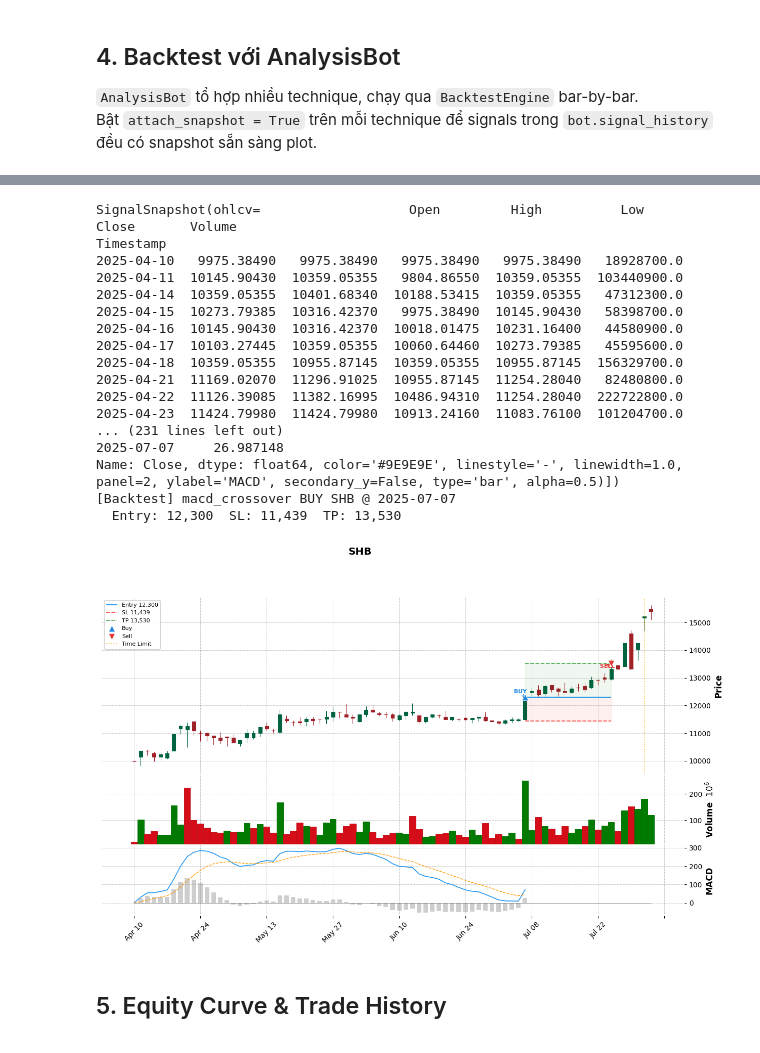
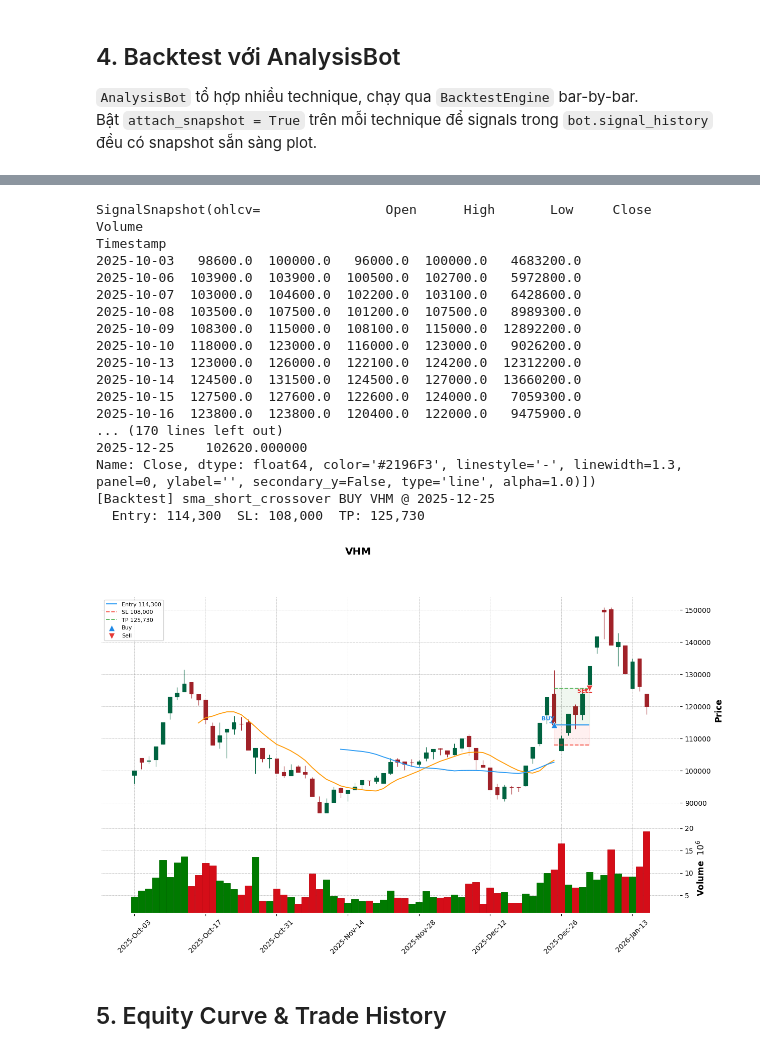
Before and after one commit to hailong103207/vietstock-DL-v2, a Jupyter notebook: notebooks/guide/analysis_bot_tutorial.ipynb, the cells around one changed output, grey strips where cells are left out. Saved outputs shown, nothing was run; the diff lists cells and outputs as text; code cells hidden in the pictures.

```diff
--- a/notebooks/guide/analysis_bot_tutorial.ipynb
+++ b/notebooks/guide/analysis_bot_tutorial.ipynb
@@ -15,14 +15,14 @@ Tutorial này bao gồm:
 Sử dụng `query_ohlcv_grouped()` để lấy dữ liệu daily cho **SHB** và **VHM** từ Q4-2025 (cần lookback cho indicator) đến hiện tại.
 # %%
 import pandas as pd
-from vnstock_forecast.engine.data.query import query_ohlcv_grouped
+from vnstock_forecast.engine.data.query import query_ohlcv_grouped, query_ohlcv
 
 # Lấy dữ liệu từ 2025-10-01 để có đủ lookback cho MACD (slow=26 + signal=9)
 from_ts = int(pd.Timestamp("2025-01-01").timestamp())
 grouped = query_ohlcv_grouped(
     symbols=["SHB", "VHM"],
     resolutions="D",
-    from_ts=from_ts,
+    lookback_bars=200
 )
 
 # Truy cập: grouped[resolution][symbol] → DataFrame OHLCV
@@ -31,5 +31,5 @@ df_vhm = grouped["D"]["VHM"]
 
 print(f"SHB: {df_shb.shape[0]} bars,  {df_shb.index[0]}  →  {df_shb.index[-1]}")
 print(f"VHM: {df_vhm.shape[0]} bars,  {df_vhm.index[0]}  →  {df_vhm.index[-1]}")
-df_shb.tail(3)
+df_shb
 # %% [output]
@@ -171,34 +171,16 @@ IndexError: index -1 is out of bounds for axis 0 with size 0
-# %%
-# ---- Plot MACD BUY signal trên SHB ----
-macd_buys = [s for s in macd_signals if s.is_buy and s.snapshot]
-if macd_buys:
-    sig = macd_buys[0]
-    print(f"MACD BUY @ {sig.timestamp.date()} — {sig.reason}")
-    plot_signal(sig, extend_to_limit=False, show=True, figsize=(16, 9))
-else:
-    print("Không có MACD BUY signal nào.")
-# %%
-# ---- Plot SMA BUY signal trên SHB ----
-sma_buys = [s for s in sma_signals if s.is_buy and s.snapshot]
-if sma_buys:
-    sig = sma_buys[0]
-    print(f"SMA BUY @ {sig.timestamp.date()} — {sig.reason}")
-    plot_signal(sig, extend_to_limit=False, show=True, figsize=(16, 9))
-else:
-    print("Không có SMA BUY signal nào.")
 # %% [markdown]
 ## 4. Backtest với AnalysisBot
 
 `AnalysisBot` tổ hợp nhiều technique, chạy qua `BacktestEngine` bar-by-bar.
 Bật `attach_snapshot = True` trên mỗi technique để signals trong `bot.signal_history` đều có snapshot sẵn sàng plot.
 # %%
-from vnstock_forecast.builtin.forecast.technical.bot import AnalysisBot
-from vnstock_forecast.engine.backtest.engine import BacktestEngine
+from vnstock_forecast.builtin.signal_based.technical.backtest import SignalBasedBacktestBot
+from vnstock_forecast.engine.backtest.backtest import BacktestEngine
 # from user.builtin.bots.technical.strategies import RSICrossover, MACDCrossover, SMACrossover
-from vnstock_forecast.builtin.forecast.registry import (
+from vnstock_forecast.builtin.signal_based.registry import (
     get_technique
 )
-MACDCrossover = get_technique("macd_crossover")
+MACDCrossover = get_technique("sma_short_crossover")
 
 # ---- Tạo bot kết hợp RSI + MACD ----
 # rsi_tech = RSICrossover(period=14)
@@ -207,11 +189,11 @@ MACDCrossover = get_technique("macd_crossover")
 macd_tech = MACDCrossover()
 macd_tech.attach_snapshot = True
 
-
-bot = AnalysisBot(
+bot = SignalBasedBacktestBot(
     name="sma_tech",
     techniques=[macd_tech],
     allocation=0.3,         # 30% vốn mỗi lệnh mua
+    # emit_sl_tp_signals=True,
 )
 
 # ---- Chạy backtest – dùng cả SHB + VHM ----
@@ -221,6 +203,7 @@ engine = BacktestEngine(
     initial_cash=100000000,  # 500 triệu VND
     commission_rate=0.0015,
     settlement_days=2,
+    # auto_manage_sl_tp=False
 )
 
 report = engine.run(bot, data, start="2025-06-01")
@@ -292,34 +259,36 @@ Bot đã ghi nhận 18 signals trong quá trình backtest:
 # %%
 # ---- Plot BUY signal đầu tiên từ backtest history ----
-from vnstock_forecast.builtin.forecast.visualization import plot_signal
+from vnstock_forecast.builtin.signal_based.visualization import plot_signal
+import random
 bt_buys = [s for s in bot.signal_history if s.is_buy and s.snapshot]
 if bt_buys:
-    sig = bt_buys[1]
+    sig = bt_buys[random.randint(0, len(bt_buys)-1)]
     print(sig.snapshot)
+    # print(sig.snapshot)
     print(f"[Backtest] {sig.technique} BUY {sig.symbol} @ {sig.timestamp.date()}")
     print(f"  Entry: {sig.trade_plan.entry:,.0f}  SL: {sig.trade_plan.stop_loss:,.0f}  TP: {sig.trade_plan.take_profit:,.0f}")
     plot_signal(sig, extend_bars=10, figsize=(16, 9))
 else:
     print("Không có BUY signal với snapshot trong backtest.")
 # %% [output]
-SignalSnapshot(ohlcv=                   Open         High          Low        Close       Volume
+SignalSnapshot(ohlcv=                Open      High       Low     Close      Volume
 Timestamp
-2025-04-10   9975.38490   9975.38490   9975.38490   9975.38490   18928700.0
-2025-04-11  10145.90430  10359.05355   9804.86550  10359.05355  103440900.0
-2025-04-14  10359.05355  10401.68340  10188.53415  10359.05355   47312300.0
-2025-04-15  10273.79385  10316.42370   9975.38490  10145.90430   58398700.0
-2025-04-16  10145.90430  10316.42370  10018.01475  10231.16400   44580900.0
-2025-04-17  10103.27445  10359.05355  10060.64460  10273.79385   45595600.0
-2025-04-18  10359.05355  10955.87145  10359.05355  10955.87145  156329700.0
-2025-04-21  11169.02070  11296.91025  10955.87145  11254.28040   82480800.0
-2025-04-22  11126.39085  11382.16995  10486.94310  11254.28040  222722800.0
-2025-04-23  11424.79980  11424.79980  10913.24160  11083.76100  101204700.0
-... (231 lines left out)
-2025-07-07     26.987148
-Name: Close, dtype: float64, color='#9E9E9E', linestyle='-', linewidth=1.0, panel=2, ylabel='MACD', secondary_y=False, type='bar', alpha=0.5)])
-[Backtest] macd_crossover BUY SHB @ 2025-07-07
-  Entry: 12,300  SL: 11,439  TP: 13,530
+2025-10-03   98600.0  100000.0   96000.0  100000.0   4683200.0
+2025-10-06  103900.0  103900.0  100500.0  102700.0   5972800.0
+2025-10-07  103000.0  104600.0  102200.0  103100.0   6428600.0
+2025-10-08  103500.0  107500.0  101200.0  107500.0   8989300.0
+2025-10-09  108300.0  115000.0  108100.0  115000.0  12892200.0
+2025-10-10  118000.0  123000.0  116000.0  123000.0   9026200.0
+2025-10-13  123000.0  126000.0  122100.0  124200.0  12312200.0
+2025-10-14  124500.0  131500.0  124500.0  127000.0  13660200.0
+2025-10-15  127500.0  127600.0  122600.0  124000.0   7059300.0
+2025-10-16  123800.0  123800.0  120400.0  122000.0   9475900.0
+... (170 lines left out)
+2025-12-25    102620.000000
+Name: Close, dtype: float64, color='#2196F3', linestyle='-', linewidth=1.3, panel=0, ylabel='', secondary_y=False, type='line', alpha=1.0)])
+[Backtest] sma_short_crossover BUY VHM @ 2025-12-25
+  Entry: 114,300  SL: 108,000  TP: 125,730
-[figure, old version]
+[figure, new version]
 # %% [markdown]
 ## 5. Equity Curve & Trade History
 # %%
```
Also changed, not shown: parts of 11 cells of this notebook, 9 other files.
